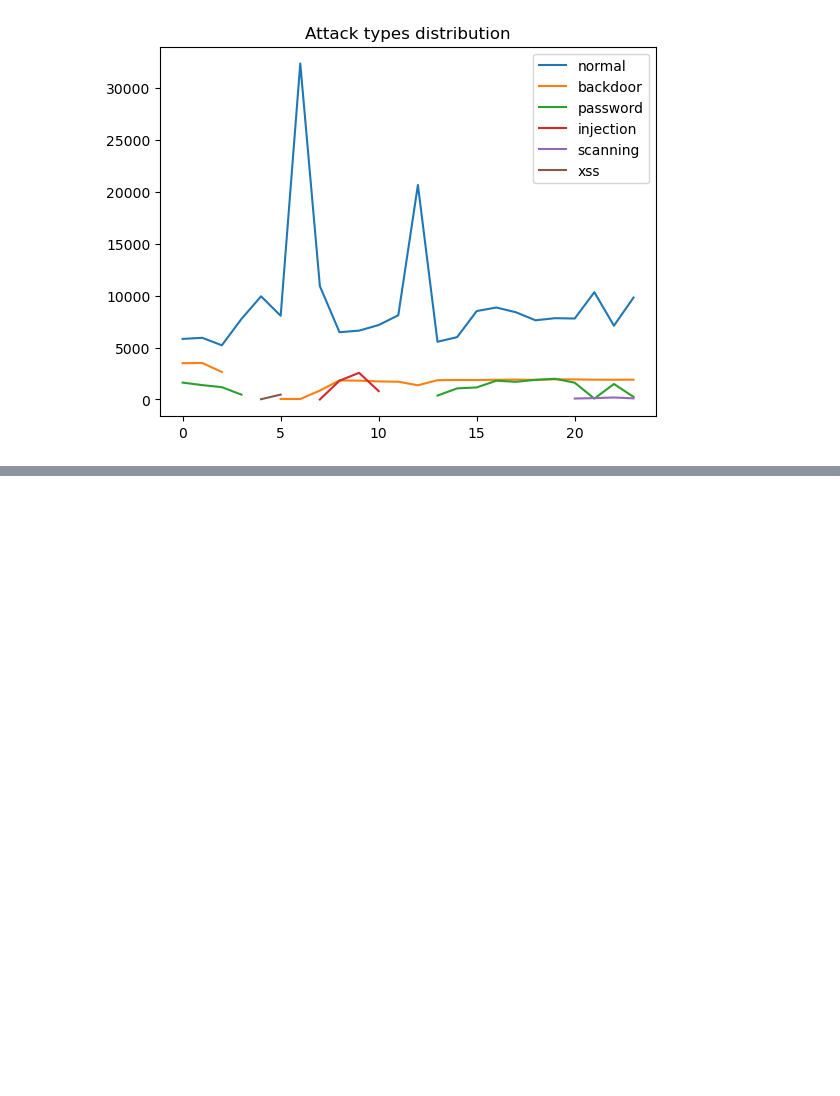
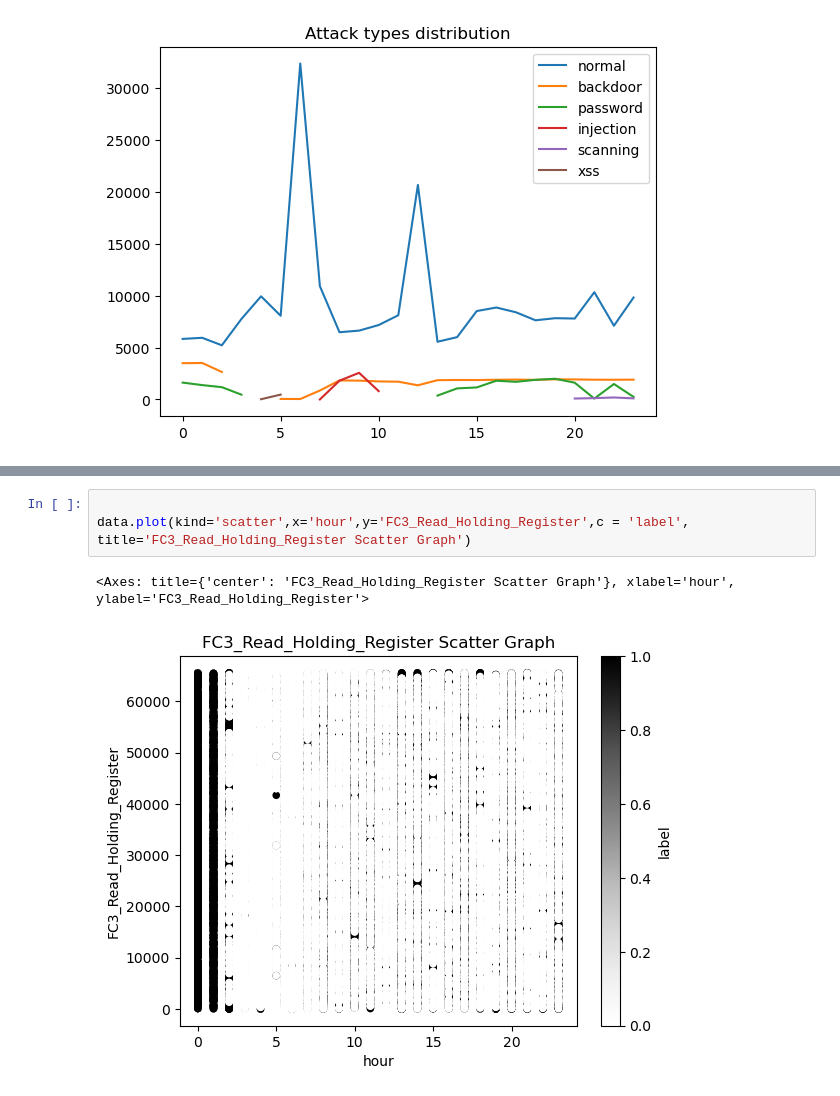
Before and after one commit to SHVleV9CYWkK/IoT-anomaly-detection, a Jupyter notebook: data_visualisation.ipynb, the cells around one changed output, grey strips where cells are left out. Saved outputs shown, nothing was run; the diff lists cells and outputs as text; blank space fills up the shorter version.

```diff
--- a/data_visualisation.ipynb
+++ b/data_visualisation.ipynb
@@ -262,0 +264,6 @@ data.plot(kind='scatter',x='hour',y='FC2_Read_Discrete_Value',c = 'label')
+# %%
+
+data.plot(kind='scatter',x='hour',y='FC3_Read_Holding_Register',c = 'label', title='FC3_Read_Holding_Register Scatter Graph')
+# %% [output]
+<Axes: title={'center': 'FC3_Read_Holding_Register Scatter Graph'}, xlabel='hour', ylabel='FC3_Read_Holding_Register'>
+[figure, added]
```
Also changed, not shown: parts of 4 cells of this notebook.
